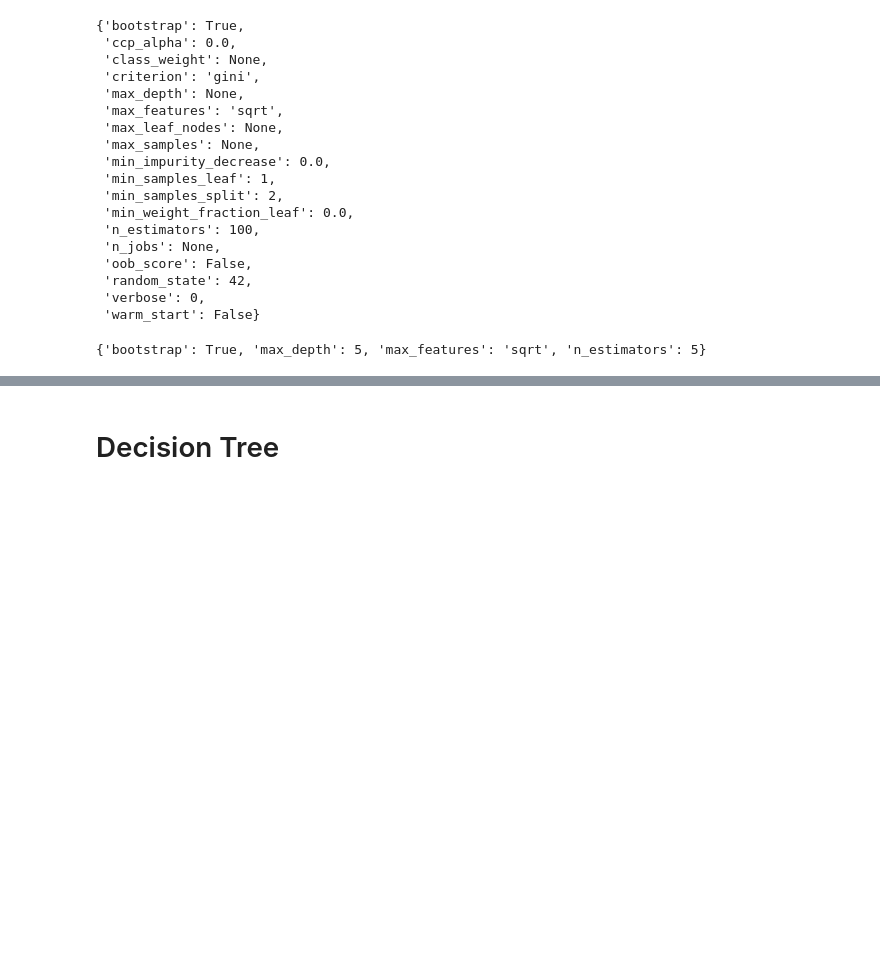
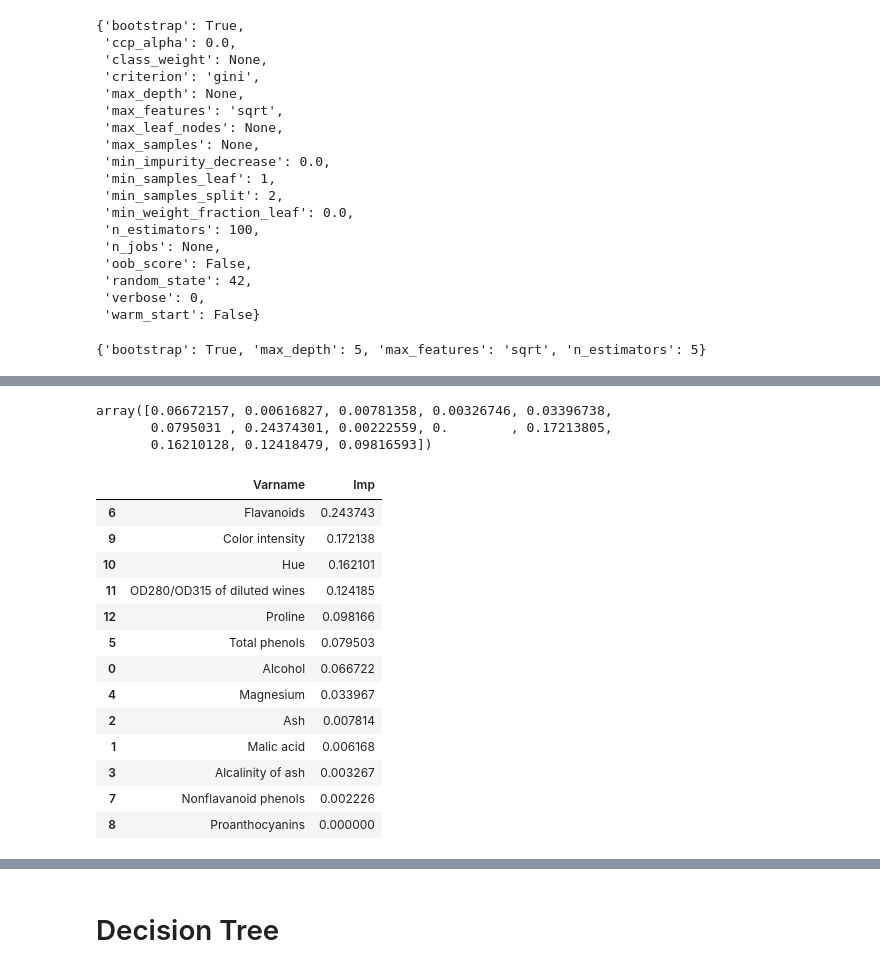
Before and after one commit to Llapi7/ML_classification, a Jupyter notebook: M7_01.ipynb, the cells around one changed output, grey strips where cells are left out. Drawn from its saved outputs; the diff is of its cells as text; code cells hidden in the pictures; blank space fills up the shorter version.

```diff
--- a/M7_01.ipynb
+++ b/M7_01.ipynb
@@ -239,0 +247,31 @@ weighted avg       0.94      0.94      0.94        54
+# %%
+ #feature_importances_
+
+best_regressor1.feature_importances_
+# %% [output]
+array([0.06672157, 0.00616827, 0.00781358, 0.00326746, 0.03396738,
+       0.0795031 , 0.24374301, 0.00222559, 0.        , 0.17213805,
+       0.16210128, 0.12418479, 0.09816593])
+# %%
+imp_df = pd.DataFrame({
+    "Varname": X_train.columns,
+    "Imp": best_regressor1.feature_importances_
+
+})
+
+imp_df.sort_values(by="Imp", ascending=False)
+# %% [output]
+|  | Varname | Imp |
+| 6 | Flavanoids | 0.243743 |
+| 9 | Color intensity | 0.172138 |
+| 10 | Hue | 0.162101 |
+| 11 | OD280/OD315 of diluted wines | 0.124185 |
+| 12 | Proline | 0.098166 |
+| 5 | Total phenols | 0.079503 |
+| 0 | Alcohol | 0.066722 |
+| 4 | Magnesium | 0.033967 |
+| 2 | Ash | 0.007814 |
+| 1 | Malic acid | 0.006168 |
+| 3 | Alcalinity of ash | 0.003267 |
+| 7 | Nonflavanoid phenols | 0.002226 |
+| 8 | Proanthocyanins | 0.000000 |
```
Also changed, not shown: parts of 24 cells of this notebook.
